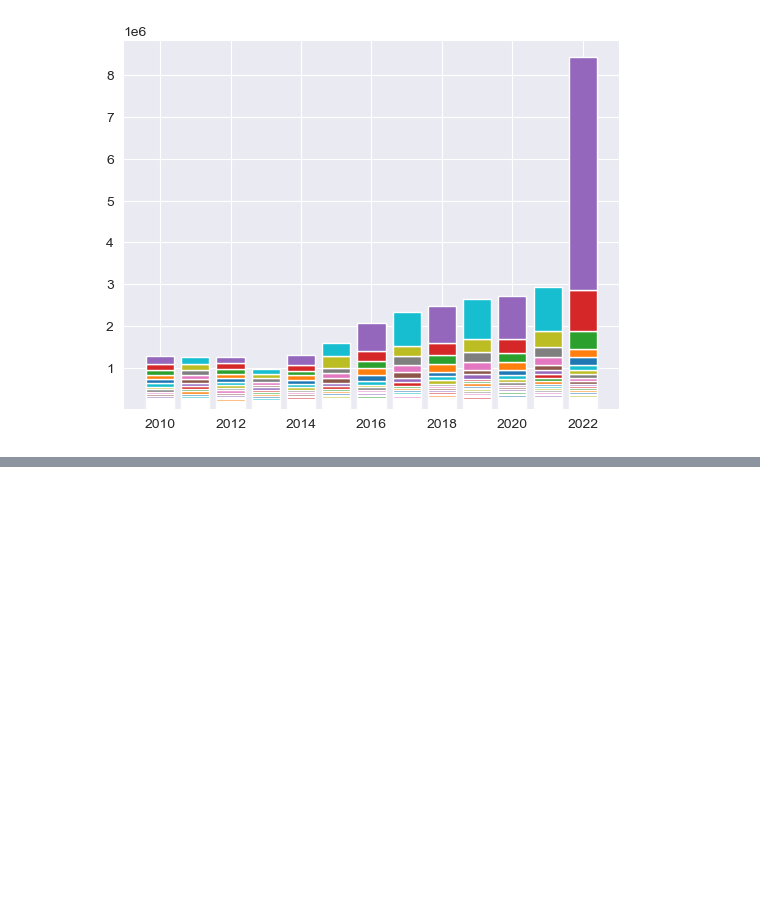
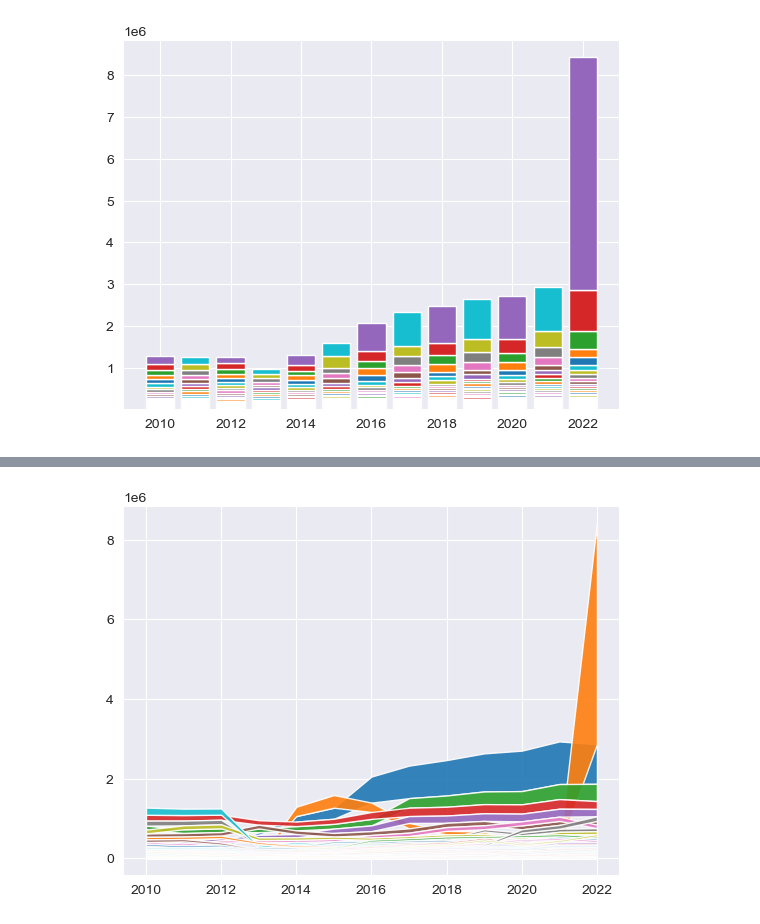
Before and after one commit to SilvanHSLU/dviz-miniproject, a Jupyter notebook: shiny graphics.ipynb, the cells around one changed output, grey strips where cells are left out. Drawn from its saved outputs; the diff is of its cells as text; code cells hidden in the pictures; blank space fills up the shorter version.

Commit message:
A stream graph is there

```diff
--- a/shiny graphics.ipynb
+++ b/shiny graphics.ipynb
@@ -180,11 +180,3 @@ df_filtered
 | 2021 | 1069295.0 | 22820.0 | 378141.0 | 241309.0 | 198730.0 | 99738.0 | 107475.0 | 78415.0 | ... |
 | 2022 | 994253.0 | 5563085.0 | 433000.0 | 197670.0 | 182649.0 | 93218.0 | 88035.0 | 77553.0 | ... |
 13 rows × 35 columns
-# %%
-fig, ax = plt.subplots()
-x = df_filtered.index
-for colname in df_filtered.columns:
-    y = df_filtered[colname]
-    ax.bar(x,y)
-ax.set_yscale('linear')
-plt.show()
@@ -247,13 +237,3 @@ for colname in df_2.columns:
 plt.show()
 # %% [output]
 [figure]
-# %%
-fig, ax = plt.subplots()
-x = df_2.columns
-for country in df_2.index:
-    working_series = df_2[colname].sort_values(ascending=True)
-    bot_value = 0
-    for index, value in working_series.items():
-        ax.fill_between(colname, value, bot_value, label=index)
-        bot_value += value
-plt.show()
@@ -264,0 +260,4 @@ Notiz für morgen -> Neues Array kreieren, wo nebst der Höhe auch der Startpunk
+# %%
+data_fill_between = pd.DataFrame({f'{key}_start': np.zeros(len(df_2.index)) for key in df_2.columns}, index=df_2.index)
+data_fill_between = data_fill_between.join(pd.DataFrame({f'{key}_end': np.zeros(len(df_2.index)) for key in df_2.columns}, index=df_2.index))
+data_fill_between
@@ -264,0 +284,7 @@ Notiz für morgen -> Neues Array kreieren, wo nebst der Höhe auch der Startpunk
+# %%
+for column in df_2.columns:
+    start = 0
+    for index, value in df_2[column].sort_values(ascending=True).items():
+        data_fill_between[f'{column}_start'][index] = start
+        data_fill_between[f'{column}_end'][index] = start + value
+        start += value
@@ -264,0 +313,14 @@ Notiz für morgen -> Neues Array kreieren, wo nebst der Höhe auch der Startpunk
+# %%
+fig, ax = plt.subplots()
+x = df_2.columns
+for country in data_fill_between.index:
+    y_start = data_fill_between.loc[country, [f'{year}_start' for year in df_2.columns]]
+    y_end = data_fill_between.loc[country, [f'{year}_end' for year in df_2.columns]]
+    #Remove _start, _end from column names
+    y_start.index = [year.split('_')[0] for year in y_start.index]
+    y_end.index = [year.split('_')[0] for year in y_end.index]
+    ax.fill_between(x, y_start, y_end
+                    ,label=country,
+                    alpha=0.9)
+# %% [output]
+[figure, added]
```
Also changed, not shown: parts of 6 cells of this notebook.
